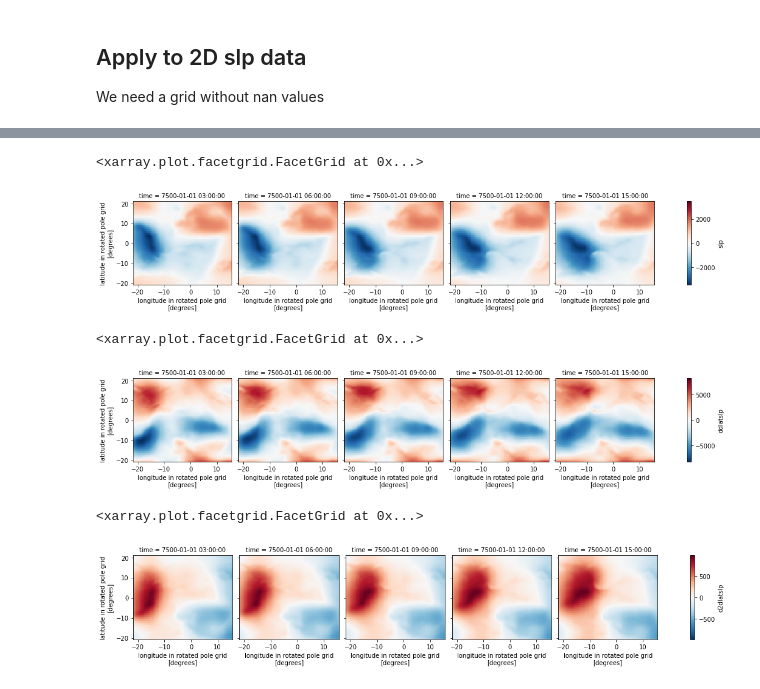
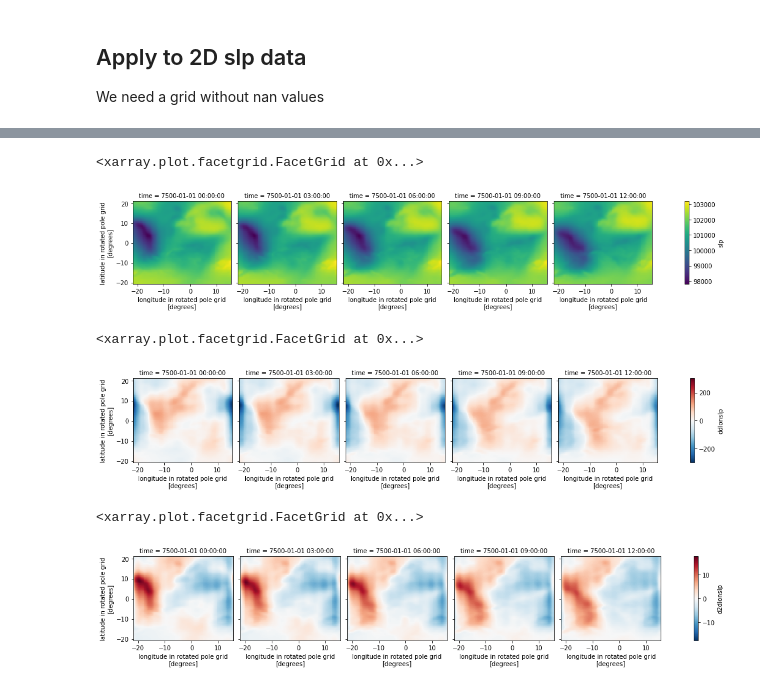
Before and after one commit to florianboergel/drcstools, a Jupyter notebook: 01_stormtracks.ipynb, the cells around one changed output, grey strips where cells are left out. Drawn from its saved outputs; the diff is of its cells as text; code cells hidden in the pictures.

```diff
--- a/01_stormtracks.ipynb
+++ b/01_stormtracks.ipynb
@@ -355,8 +355,13 @@ class storm():
 
     def _harmonicRegression(self, data, N):
         """Returns Fourier coefficients"""
-        tmp = np.fft.fft(data)[0:N]
-        return np.real(tmp), np.imag(tmp)
+        result = np.zeros((N, 2))
+        T = len(data)
+        t = np.arange(T)
+        for n in range(N):
+            result[n,0] = 2/T*(data * np.cos(2*np.pi*n*t/T)).sum()
+            result[n,1] = 2/T*(data * np.sin(2*np.pi*n*t/T)).sum()
+        return result
 
     def derivative(self, variable, N = 20, dim = "", order = 1):
         """
@@ -400,10 +405,13 @@ class storm():
         T = len(data[mask])
         t = np.arange(T)
 
+        data = data - data.mean()
+
         if N > T:
             N = T
 
-        an, bn = self._harmonicRegression(data[mask], N)
+        anbn = self._harmonicRegression(data[mask], N)
+
 
         Wi = 2 * np.pi / T
 
@@ -411,10 +419,10 @@ class storm():
 
         if order == 1:
             for i in range(0, N):
-                dp = dp + (Wi * (-an[i]*np.sin(Wi*i*t)+bn[i]*np.cos(Wi*i*t)))
+                dp = dp + (Wi * (-anbn[i,0]*np.sin(Wi*i*t)+anbn[i,1]*np.cos(Wi*i*t)))
         elif order == 2:
             for i in range(0, N):
-                dp = dp + (Wi**2 * (-an[i]*np.cos(Wi*i*t) - bn[i]*np.sin(Wi*i*t)))
+                dp = dp + (Wi**2 * (-anbn[i,0]*np.cos(Wi*i*t) - anbn[i,1]*np.sin(Wi*i*t)))
         else:
             print("Your selection of order {} is not possible. Only 1th and 2nd derivative possible.")
 
@@ -429,8 +437,9 @@ class storm():
 
 Concept of harmonic regression
 # %%
-ds = xr.open_dataset("data/RCA3_forcing_1600.nc", use_cftime = True)
-data = ds.slp.sel(lon = 20.5, lat = 57.5, method="nearest")
+ds = xr.open_dataset("data/rca_unrot_data_1_5.nc", use_cftime = True)
+ds = ds.rename({"rlon":"lon", "rlat":"lat"})
+data = ds.sel(lat=0, method="nearest").slp.isel(time = 1)
 data = data - data.mean()
 data.plot()
 # %% [output]
@@ -517,6 +559,0 @@ ds = ds.to_dataset(name = "slp")
-# %%
-obj = storm(ds = ds)
-obj.ds = obj.ds.isel(time = slice(1,200))
-obj.set_up(force = True)
-obj.derivative("slp", N = 40, dim = "lat")
-obj.derivative("slp", N = 40, dim = "lat", order = 2)
@@ -550,14 +561,14 @@ f.tight_layout()
 obj.ds.isel(time = slice(0,5)).slp.plot(col = "time", col_wrap = 5)
 # %% [output]
 <xarray.plot.facetgrid.FacetGrid at 0x...>
-[figure, old version]
+[figure, new version]
 # %%
-obj.ds.isel(time = slice(0,5)).ddlatslp.plot(col = "time", col_wrap = 5)
+obj.ds.isel(time = slice(0,5)).ddlonslp.plot(col = "time", col_wrap = 5)
 # %% [output]
 <xarray.plot.facetgrid.FacetGrid at 0x...>
-[figure, old version]
+[figure, new version]
 # %%
-obj.ds.isel(time = slice(0,5)).d2dlatslp.plot(col = "time", col_wrap = 5)
+obj.ds.isel(time = slice(0,5)).d2dlonslp.plot(col = "time", col_wrap = 5)
 # %% [output]
 <xarray.plot.facetgrid.FacetGrid at 0x...>
-[figure, old version]
+[figure, new version]
```
Also changed, not shown: parts of 20 cells of this notebook, 1 other file.
